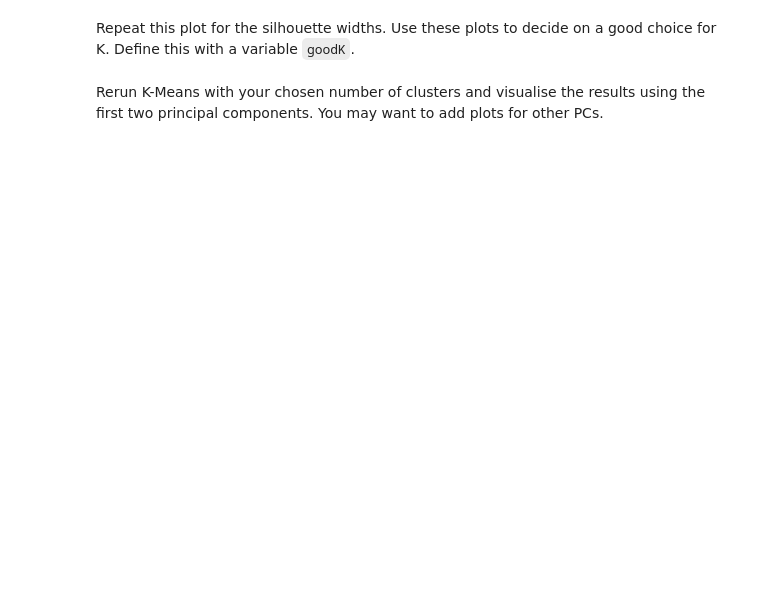
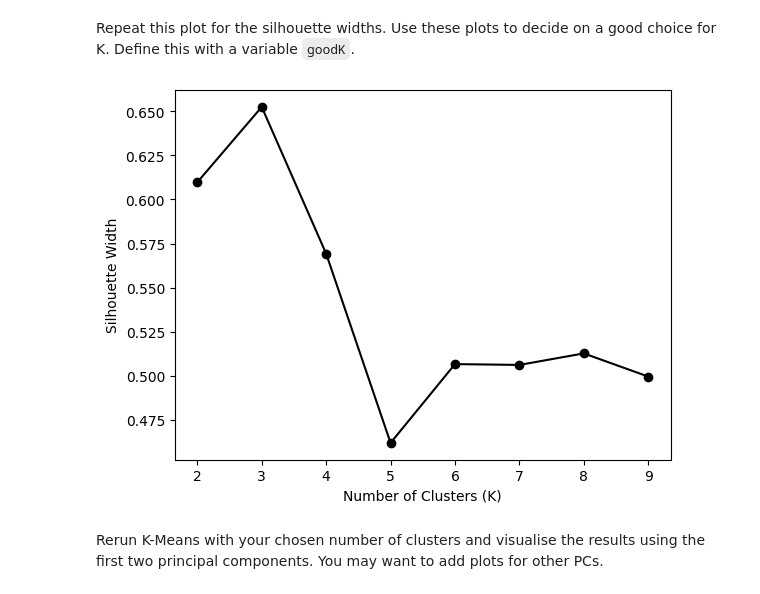
Before and after one commit to 3RFUNn/Computational-Game-Design, a Jupyter notebook: ProfilingLab.ipynb, the cells around one changed output. Cells and saved outputs as stored; diff of their text form; code cells hidden in the pictures; blank space fills up the shorter version.

```diff
--- a/ProfilingLab.ipynb
+++ b/ProfilingLab.ipynb
@@ -124,0 +191,10 @@ Explain your choice: ...
+# %%
+# Add your code
+myFeatures = ['WinRate']
+
+# Define new features
+dota['DitchRate'] = dota['Ditches'] / dota['GamesPlayed']
+dota['LeaveRate'] = dota['GamesLeft'] / dota['GamesPlayed']
+dota['PointsPerGame'] = dota['Points'] / dota['GamesPlayed']
+dota['KillsPerGame'] = dota['Kills'] / dota['GamesPlayed']
+dota['DeathsPerGame'] = dota['Deaths'] / dota['GamesPlayed']
@@ -141,7 +227,7 @@ We will now try to **extract** some new features from the data using PCA. Define
 maximum number of principal components to compute. Then apply PCA to the data.
 # %%
 from sklearn.decomposition import PCA
-nPC = 1 # Choose a suitable value here
+nPC = 6 # Choose a suitable value here
 pca = PCA(n_components=nPC).fit(dota[myFeatures]) # Compute PCA
 dota_pca = pca.transform(dota[myFeatures]) # Project the player data in the new space
 # %% [markdown]
@@ -222,3 +332,9 @@ Repeat this plot for the silhouette widths. Use these plots to decide on a good
 `goodK`.
 # %%
 # Plot the silhouette widths for each K
+plt.plot(k_values, silhouettes, '-o', color='black')
+plt.ylabel('Silhouette Width')
+plt.xlabel('Number of Clusters (K)')
+plt.show()
+# %% [output]
+[figure, added]
```
Also changed, not shown: parts of 26 cells of this notebook.
